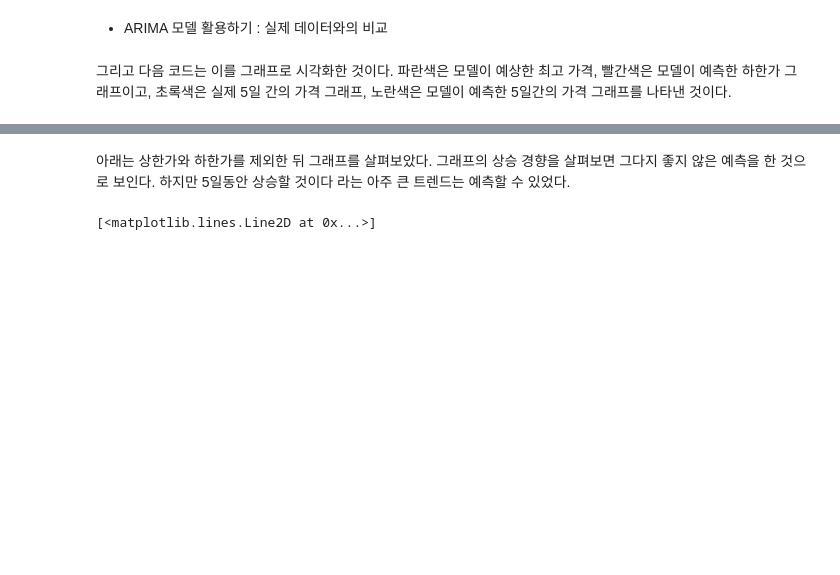
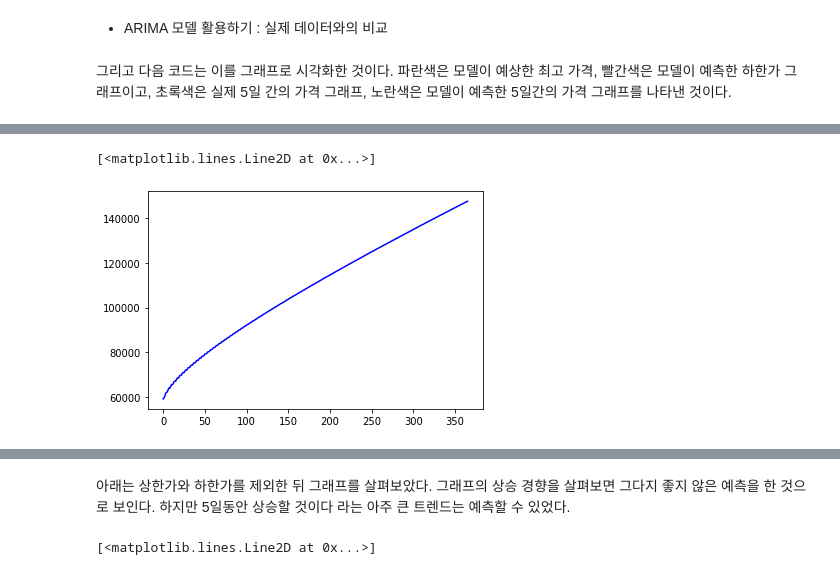
Before and after one commit to jaeyoon89/python_data_analysis, a Jupyter notebook: 2021_bitcoin_prediction.ipynb, the cells around one changed output, grey strips where cells are left out. Cells and saved outputs as stored; diff of their text form; code cells hidden in the pictures; blank space fills up the shorter version.

```diff
--- a/2021_bitcoin_prediction.ipynb
+++ b/2021_bitcoin_prediction.ipynb
@@ -163,0 +174,5 @@ for lower_upper in forecast_data[2]:
+# %%
+plt.plot(pred_y_upper, color="blue")
+# %% [output]
+[<matplotlib.lines.Line2D at 0x...>]
+[figure, added]
```
Also changed, not shown: parts of 10 cells of this notebook.
